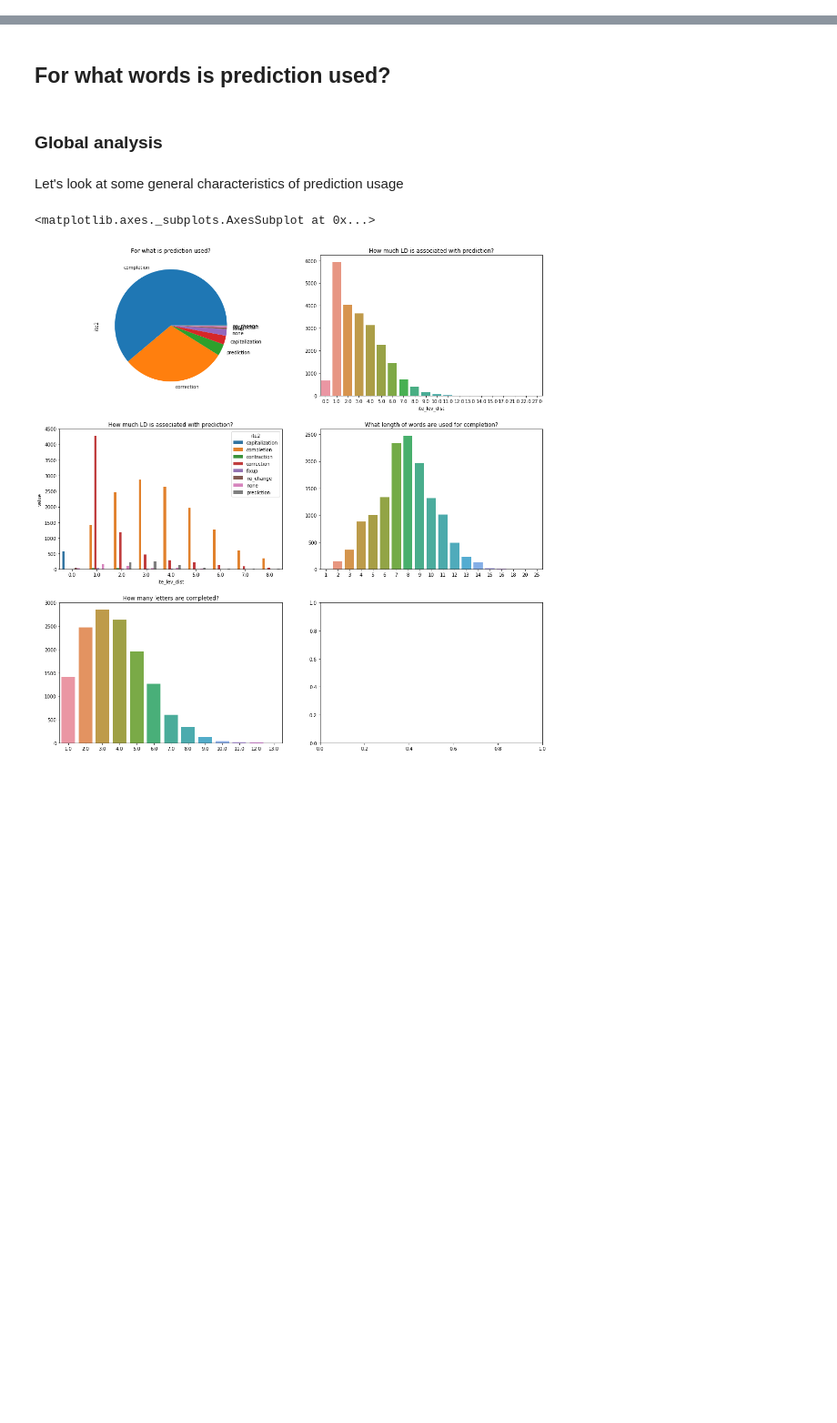
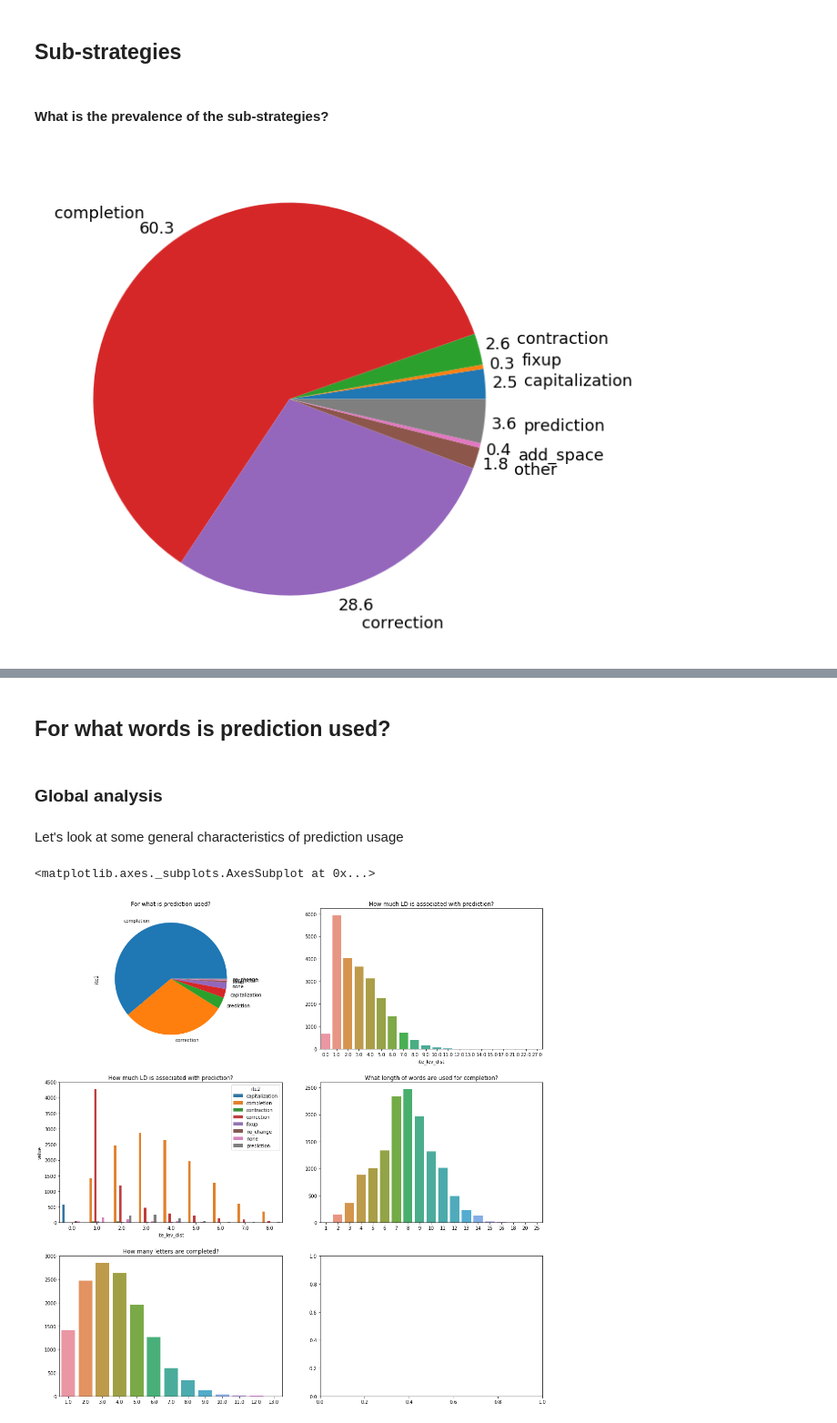
Before and after one commit to cashaddy/typing_automation, a Jupyter notebook: sandbox.ipynb, the cells around one changed output, grey strips where cells are left out. Shown at 91% size. Cells and saved outputs as stored; diff of their text form; code cells hidden in the pictures; blank space fills up the shorter version.

Commit message:
Update sandbox
Move data processing to new files

```diff
--- a/sandbox.ipynb
+++ b/sandbox.ipynb
@@ -242,0 +56,15 @@ participants_.to_csv('./data/participants_processed.csv',index=True)
+# %% [markdown]
+## Sub-strategies
+# %% [markdown]
+#### What is the prevalence of the sub-strategies?
+# %%
+f,ax = plt.subplots(1,1,figsize=(12,8))
+
+data = words.loc[~words.ite2.isin(['no_change','none'])]
+data.ite2.value_counts(normalize=True).sample(frac=1,random_state=4).plot.pie(autopct='%.1f',labeldistance=1.2,pctdistance=1.1,fontsize=18,radius=1,ax=ax)
+ax.set_aspect('equal')
+ax.set_ylabel('')
+f.tight_layout()
+f.savefig('pie_substrategy_usage.png',dpi=300)
+# %% [output]
+[figure, added]
```
Also changed, not shown: parts of 224 cells of this notebook, 3 other files.
